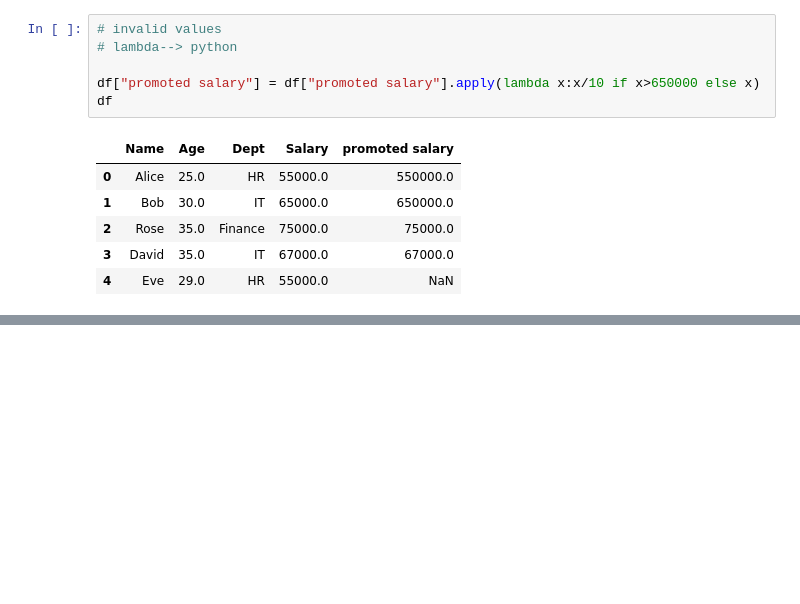
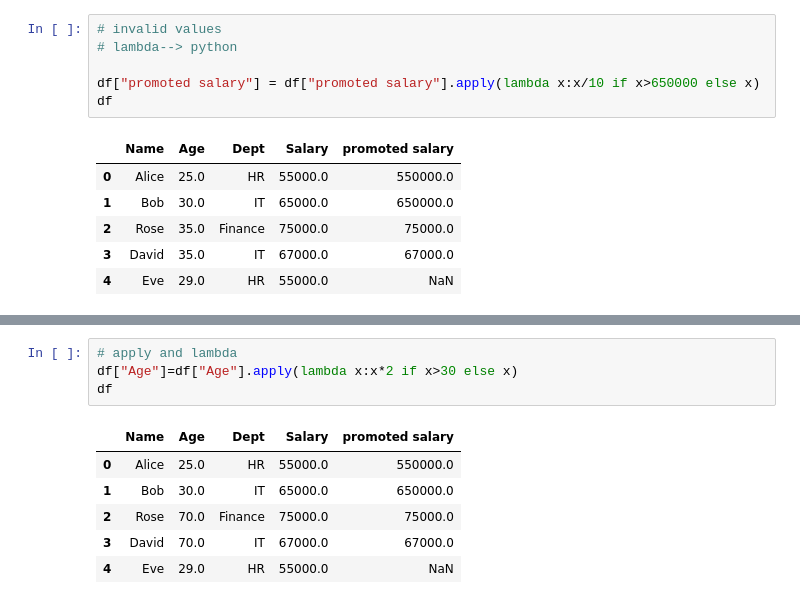
Before and after one commit to prakruthigowda55/Data-Science, a Jupyter notebook: Pandas/Practice_2.ipynb, the cells around one changed output, grey strips where cells are left out. Cells and saved outputs as stored; diff of their text form; blank space fills up the shorter version.

```diff
--- a/Pandas/Practice_2.ipynb
+++ b/Pandas/Practice_2.ipynb
@@ -324,0 +326,11 @@ df
+# %%
+# apply and lambda
+df["Age"]=df["Age"].apply(lambda x:x*2 if x>30 else x)
+df
+# %% [output]
+|  | Name | Age | Dept | Salary | promoted salary |
+| 0 | Alice | 25.0 | HR | 55000.0 | 550000.0 |
+| 1 | Bob | 30.0 | IT | 65000.0 | 650000.0 |
+| 2 | Rose | 70.0 | Finance | 75000.0 | 75000.0 |
+| 3 | David | 70.0 | IT | 67000.0 | 67000.0 |
+| 4 | Eve | 29.0 | HR | 55000.0 | NaN |
```
Also changed, not shown: parts of 13 cells of this notebook.
